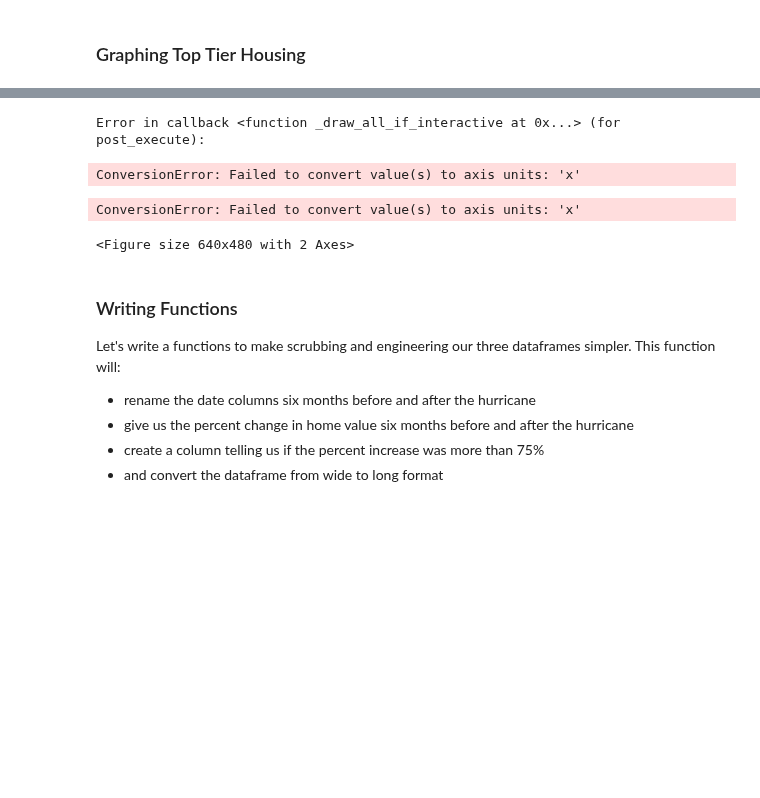
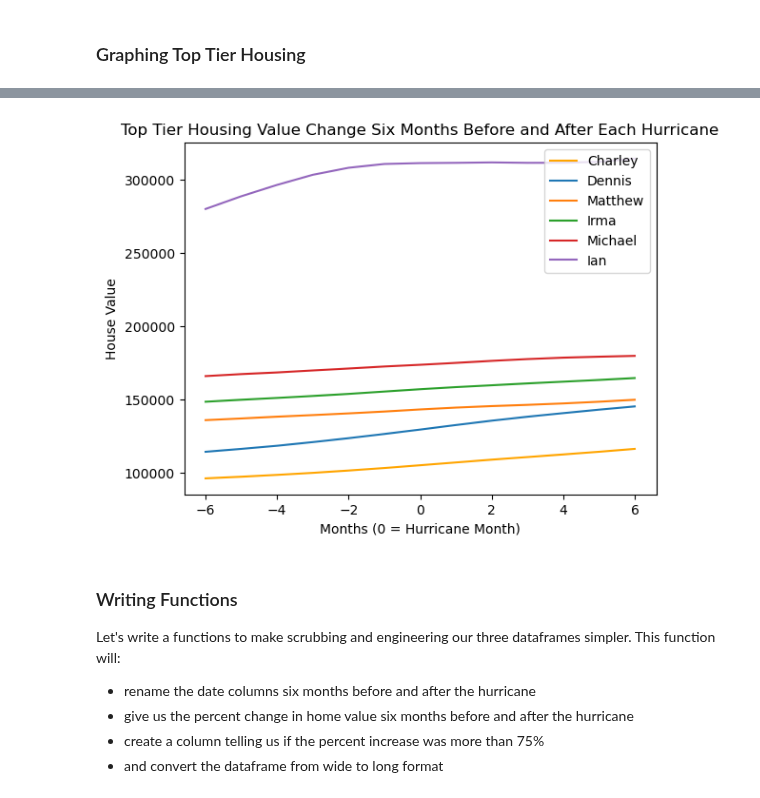
Before and after one commit to SSGrasland/Modeling-Hurricane-Impact-on-Florida-Real-Estate-Value-, a Jupyter notebook: 1. Housing Data.ipynb, the cells around one changed output, grey strips where cells are left out. Saved outputs shown, nothing was run; the diff lists cells and outputs as text; code cells hidden in the pictures; blank space fills up the shorter version.

```diff
--- a/2a. Housing Data.ipynb
+++ b/1. Housing Data.ipynb
@@ -524,40 +522,32 @@ graph_list = [df.pipe(month) for df in graph_list]
 # %%
 import matplotlib.pyplot as plt
 # Visualizing The Value Change of Homes Six Months Before and After Each Hurricane
 
 # to set the plot size
 fig= plt.figure()
 
 # using plot method to plot values.
 # in plot method we set the label and color of the curve.
-charley_graph['value'].plot(label='Charley', color='orange', marker = 'o')
+charley_graph['value'].plot(label='Charley', color='orange')
 dennis_graph['value'].plot(label='Dennis')
 matthew_graph['value'].plot(label='Matthew')
 irma_graph['value'].plot(label='Irma')
 michael_graph['value'].plot(label='Michael')
 ian_graph['value'].plot(label='Ian')
 
 # adding title to the plot
 plt.title('Top Tier Housing Value Change Six Months Before and After Each Hurricane')
 
 # adding label to the x-axis
 plt.xlabel('Months (0 = Hurricane Month)')
 
 # adding label to the y-axis
 plt.ylabel('House Value')
 
 # adding legend to the curve
 plt.legend();
-
-#annotating
-ax = fig.add_subplot(111)
-for hurricane in graph_list:
-    ax.annotate((hurricane), 'xy')
 # %% [output]
-Error in callback <function _draw_all_if_interactive at 0x...> (for post_execute):
-ConversionError: Failed to convert value(s) to axis units: 'x'
-ConversionError: Failed to convert value(s) to axis units: 'x'
-<Figure size 640x480 with 2 Axes>
+[figure, added]
 # %% [markdown]
 ### Writing Functions
 Let's write a functions to make scrubbing and engineering our three dataframes simpler. This function will:
```
Also changed, not shown: parts of 27 cells of this notebook, 5 other files.
